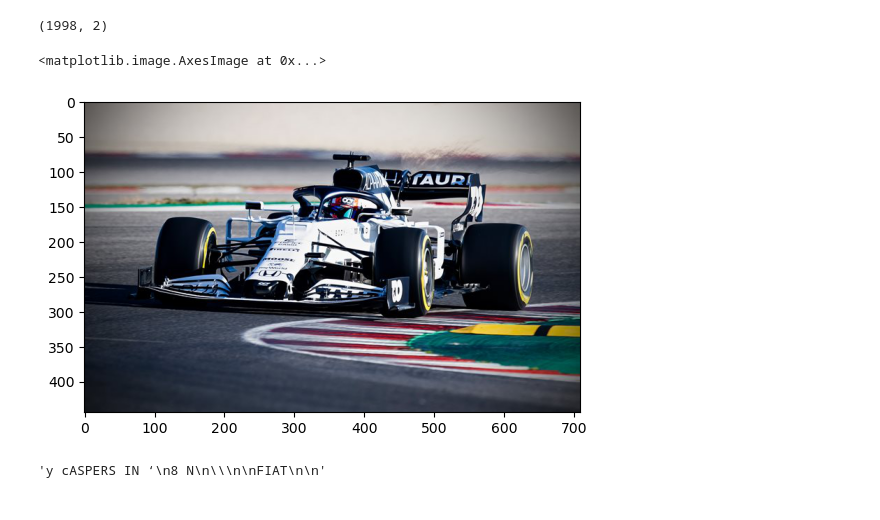
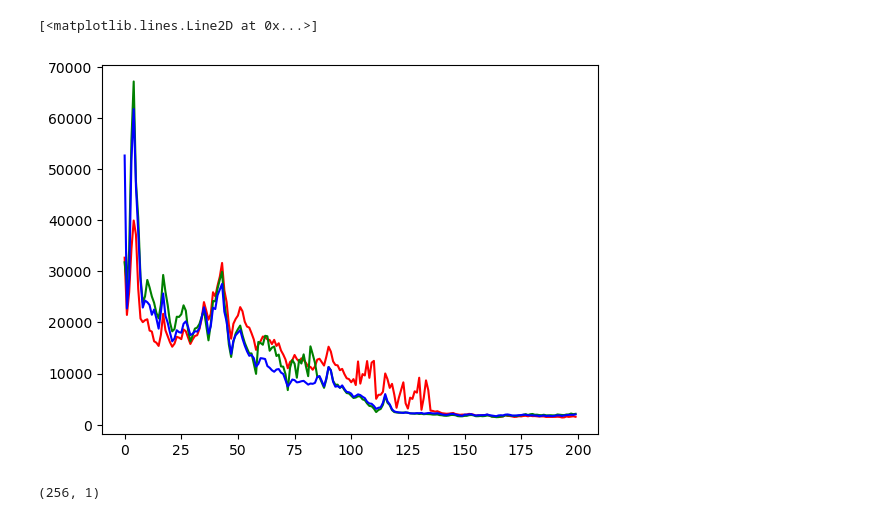
Before and after one commit to LauMarMar17/Information_retrieval, a Jupyter notebook: Assignment2/non_textual_data_extraction.ipynb, the cells around one changed output. Drawn from its saved outputs; the diff is of its cells as text; code cells hidden in the pictures.

```diff
--- a/Assignment2/non_textual_data_extraction.ipynb
+++ b/Assignment2/non_textual_data_extraction.ipynb
@@ -97,0 +68,9 @@ cars_df.head()
+# %%
+from PIL import Image
+import matplotlib.pyplot as plt
+
+
+# Our query image will be the 1033 image in the DataFrame (Alphatauri)
+my_img_path = cars_df['path'][182]
+my_img = Image.open(my_img_path)
+plt.imshow(my_img)
@@ -98,4 +125,31 @@ cars_df.head()
+# %%
+import cv2
+my_image = cv2.imread(my_img_path)
+
+# calculate the red channel histogram
+red_hist = cv2.calcHist([my_image], [0], None, [256], [0, 256])
+green_hist = cv2.calcHist([my_image], [1], None, [256], [0, 256])
+blue_hist = cv2.calcHist([my_image], [2], None, [256], [0, 256])
+
+# # filter white color
+# mask = cv2.inRange(my_image, (0,0,0), (200, 200, 200))
+# white = cv2.bitwise_and(my_image, my_image, mask=mask)
+# plt.imshow(white)
+
+# use only the first 200 values of
+
+#plot the histogram
+plt.plot(red_hist[0:200], color='red')
+plt.plot(green_hist[0:200], color='green')
+plt.plot(blue_hist[0:200], color='blue')
+
+
+# plt.ylim([0, 500000])
+# plt.show()
+# %% [output]
+[<matplotlib.lines.Line2D at 0x...>]
+[figure, added]
 # %%
-cars_df.shape
+red_hist.shape
 # %% [output]
-(1998, 2)
+(256, 1)
@@ -105,18 +155,0 @@ cars_df.to_csv('cars.csv', index=False)
-# %%
-# enseñar por pantalla la imagen de cars_df['path'][0]
-
-from PIL import Image
-import matplotlib.pyplot as plt
-
-img = Image.open(cars_df['path'][350])
-plt.imshow(img)
-# %% [output]
-<matplotlib.image.AxesImage at 0x...>
-[figure, removed]
-# %%
-import pytesseract
-
-text = pytesseract.image_to_string(img)
-text
-# %% [output]
-'y cASPERS IN ‘\n8 N\n\\\n\nFIAT\n\n'
```
Also changed, not shown: parts of 29 cells of this notebook, 1 other file.
